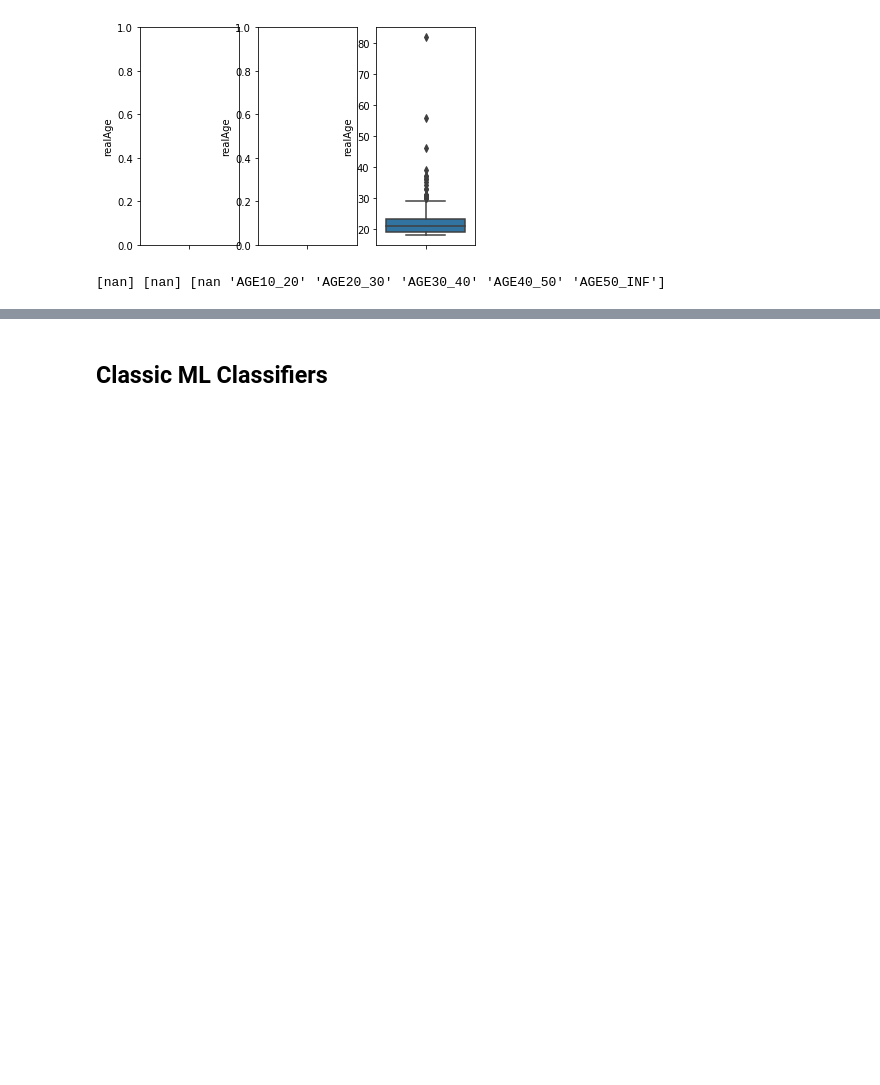
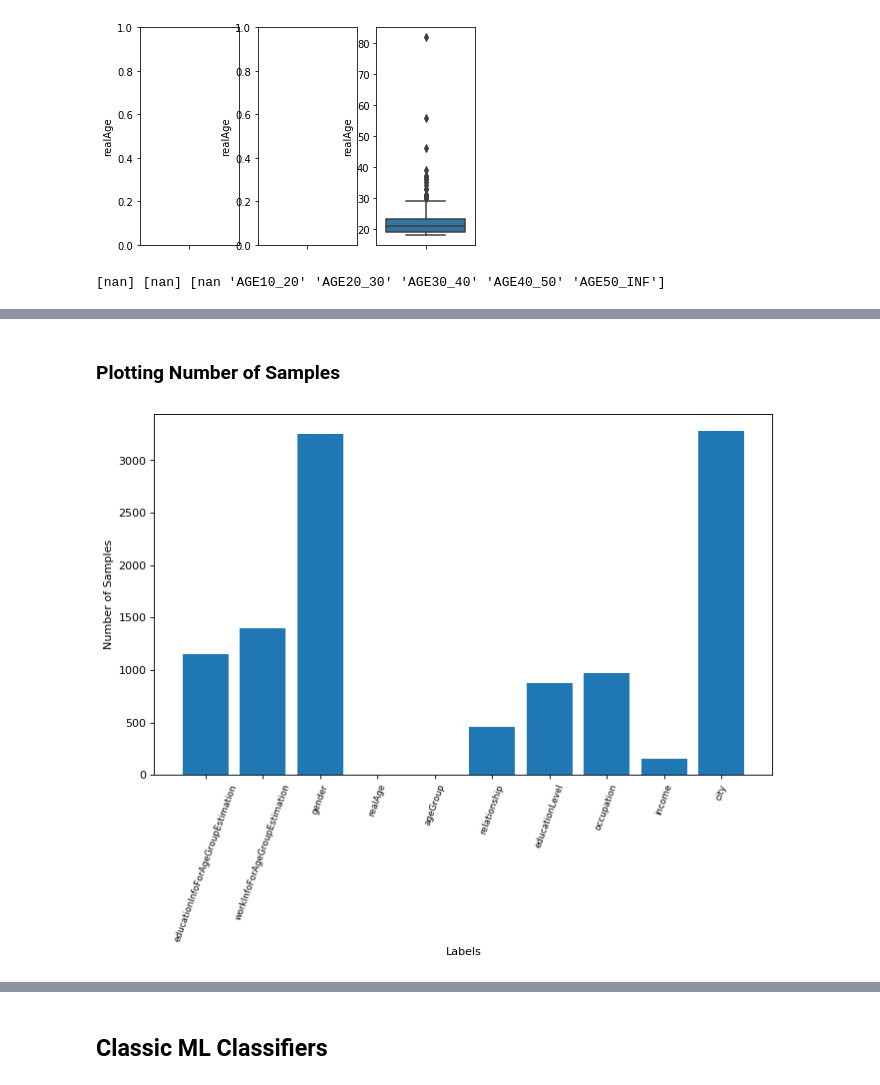
Before and after one commit to shivammehta007/Social-Network-Analysis, a Jupyter notebook: Demographic_Prediction.ipynb, the cells around one changed output, grey strips where cells are left out. Drawn from its saved outputs; the diff is of its cells as text; code cells hidden in the pictures; blank space fills up the shorter version.

```diff
--- a/Demographic_Prediction.ipynb
+++ b/Demographic_Prediction.ipynb
@@ -138,0 +156,18 @@ print(file_london['ageGroup'].unique(), file_newyork['ageGroup'].unique(), file_
+# %% [markdown]
+### Plotting Number of Samples
+# %%
+def plot_class(dataset):
+    columns = dataset.columns
+    column_count = list(dataset.count())
+    names = dataset.count().keys()
+    plt.figure(figsize=(10, 6), dpi=80, facecolor='w', edgecolor='k')
+    plt.xlabel('Labels')
+    plt.ylabel('Number of Samples')
+    index = np.arange(len(columns))
+    plt.xticks(index, names, fontsize=8, rotation=70)
+    plt.bar(columns, column_count)
+    plt.show()
+# %%
+plot_class(file_london)
+# %% [output]
+[figure, added]
```
Also changed, not shown: parts of 7 cells of this notebook.
